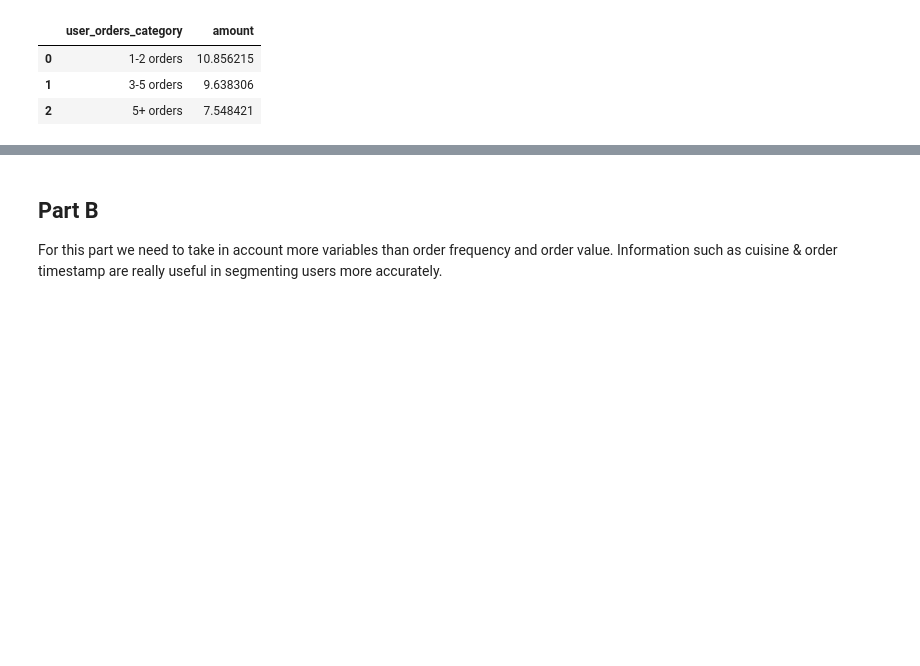
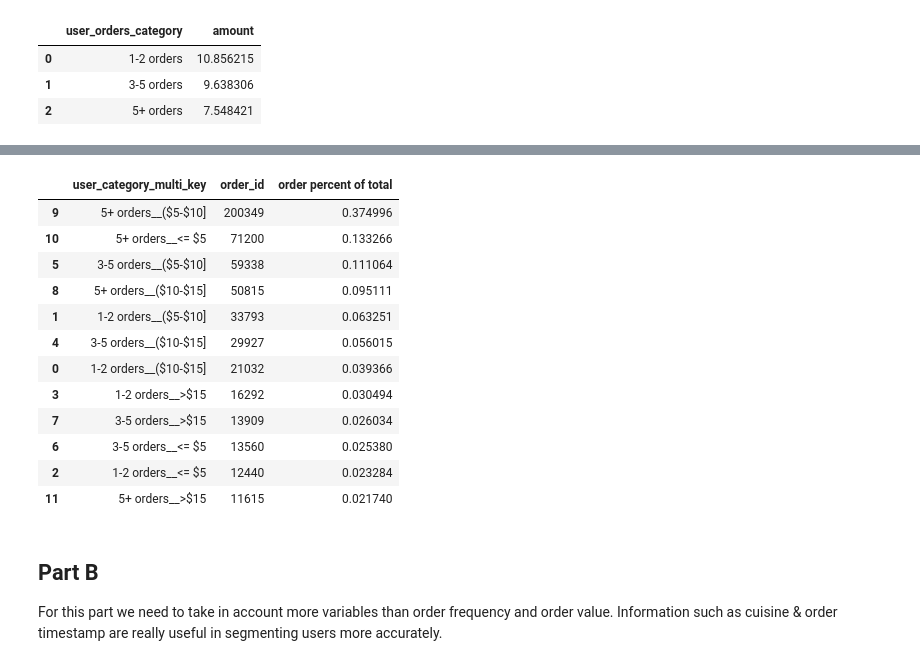
Before and after one commit to LefterisKyriazanos/efood, a Jupyter notebook: user_analysis/user_analysis.ipynb, the cells around one changed output, grey strips where cells are left out. Drawn from its saved outputs; the diff is of its cells as text; code cells hidden in the pictures; blank space fills up the shorter version.

```diff
--- a/user_analysis/user_analysis.ipynb
+++ b/user_analysis/user_analysis.ipynb
@@ -449,3 +468,22 @@ orders_df.groupby('user_category_multi_key')['amount'].mean().reset_index()
+# %%
+# most valueable group (revenue terms)
+mvg_total_orders_df = orders_df.groupby('user_category_multi_key')['order_id'].size().reset_index().sort_values(by='order_id', ascending=False)
+mvg_total_orders_df['order percent of total'] = mvg_total_orders_df['order_id'] / unique_orders_count
+mvg_total_orders_df
+# %% [output]
+|  | user_category_multi_key | order_id | order percent of total |
+| 9 | 5+ orders__($5-$10] | 200349 | 0.374996 |
+| 10 | 5+ orders__<= $5 | 71200 | 0.133266 |
+| 5 | 3-5 orders__($5-$10] | 59338 | 0.111064 |
+| 8 | 5+ orders__($10-$15] | 50815 | 0.095111 |
+| 1 | 1-2 orders__($5-$10] | 33793 | 0.063251 |
+| 4 | 3-5 orders__($10-$15] | 29927 | 0.056015 |
+| 0 | 1-2 orders__($10-$15] | 21032 | 0.039366 |
+| 3 | 1-2 orders__>$15 | 16292 | 0.030494 |
+| 7 | 3-5 orders__>$15 | 13909 | 0.026034 |
+| 6 | 3-5 orders__<= $5 | 13560 | 0.025380 |
+| 2 | 1-2 orders__<= $5 | 12440 | 0.023284 |
+| 11 | 5+ orders__>$15 | 11615 | 0.021740 |
 # %% [markdown]
 ## Part B
 For this part we need to take in account more variables than order frequency and order value.
```
Also changed, not shown: parts of 12 cells of this notebook.
